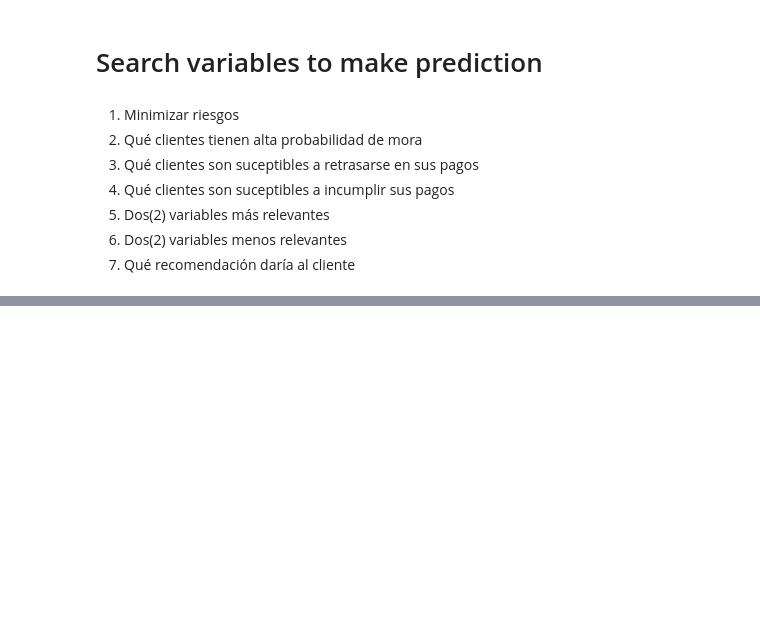
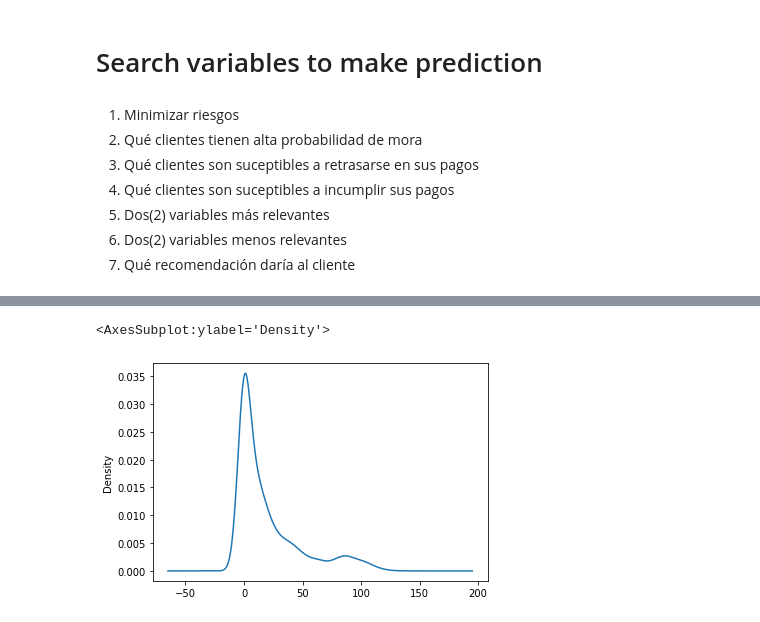
Before and after one commit to FernandoCallasaca/bcp_case, a Jupyter notebook: 2_variables_to_predict.ipynb, the cells around one changed output, grey strips where cells are left out. Saved outputs shown, nothing was run; the diff lists cells and outputs as text; code cells hidden in the pictures; blank space fills up the shorter version.

```diff
--- a/2_variables_to_predict.ipynb
+++ b/2_variables_to_predict.ipynb
@@ -73,0 +131,7 @@ df_bcp.describe(include = ['object'])
+# %%
+# personas con más tiempo tienen o no morsidad
+df_yes_mora['antiguedad_tc_meses'].plot(kind = 'kde')
+# los que tienen menos tiempo tienden a tener mayor morosidad
+# %% [output]
+<AxesSubplot:ylabel='Density'>
+[figure, added]
```
Also changed, not shown: parts of 17 cells of this notebook, 3 other files.
